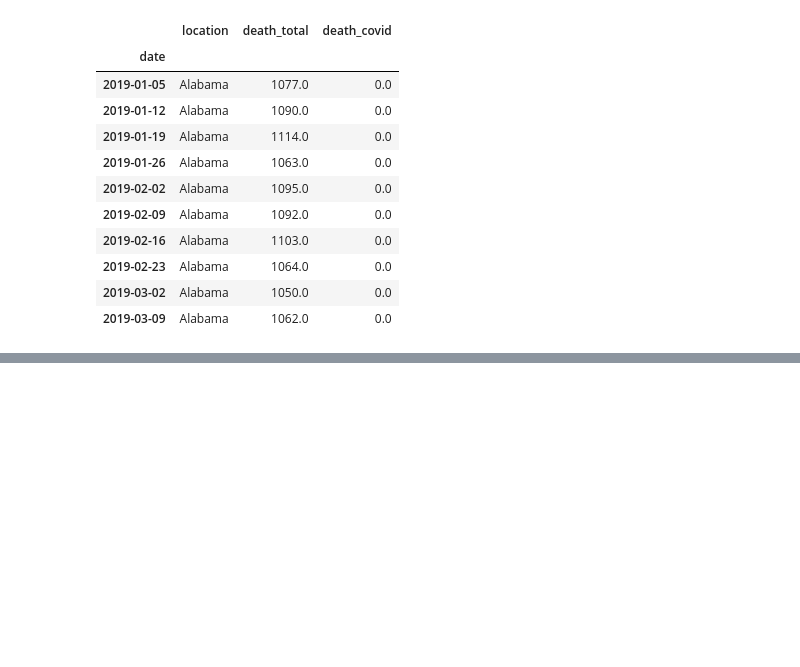
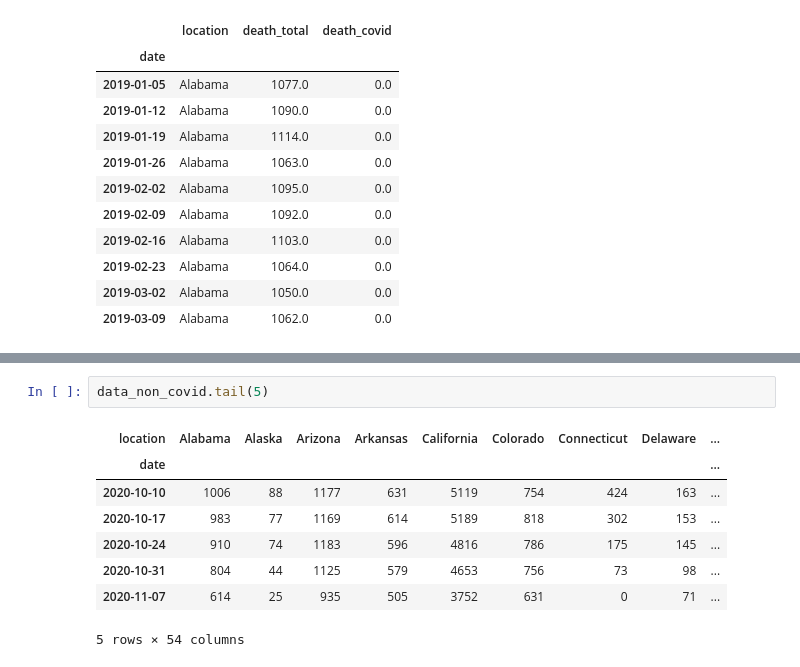
Before and after one commit to ITWSDataScience/Exploration-of-Number-of-Deaths-Due-to-COVID19-in-USA_2020, a Jupyter notebook: present.ipynb, the cells around one changed output, grey strips where cells are left out. Saved outputs shown, nothing was run; the diff lists cells and outputs as text; blank space fills up the shorter version.

```diff
--- a/present.ipynb
+++ b/present.ipynb
@@ -73,0 +96,11 @@ To retain the current behavior and silence the warning, pass 'sort=True'.
+# %%
+data_non_covid.tail(5)
+# %% [output]
+| location | Alabama | Alaska | Arizona | Arkansas | California | Colorado | Connecticut | Delaware | ... |
+| date |  |  |  |  |  |  |  |  | ... |
+| 2020-10-10 | 1006 | 88 | 1177 | 631 | 5119 | 754 | 424 | 163 | ... |
+| 2020-10-17 | 983 | 77 | 1169 | 614 | 5189 | 818 | 302 | 153 | ... |
+| 2020-10-24 | 910 | 74 | 1183 | 596 | 4816 | 786 | 175 | 145 | ... |
+| 2020-10-31 | 804 | 44 | 1125 | 579 | 4653 | 756 | 73 | 98 | ... |
+| 2020-11-07 | 614 | 25 | 935 | 505 | 3752 | 631 | 0 | 71 | ... |
+5 rows × 54 columns
```
Also changed, not shown: parts of 9 cells of this notebook.
